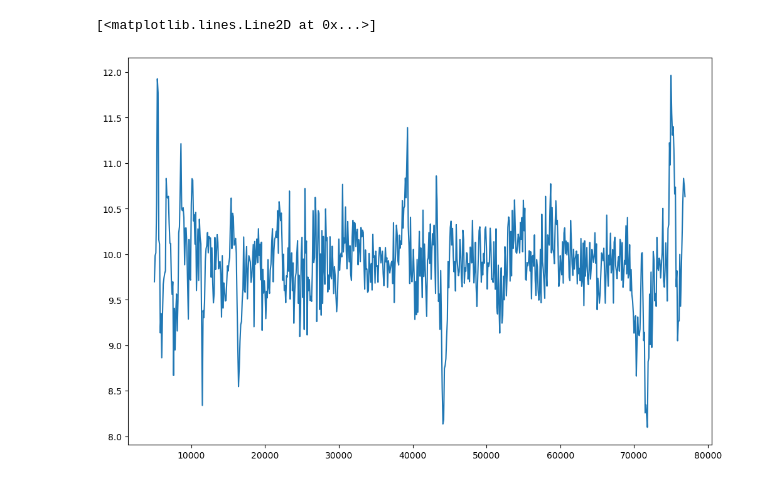
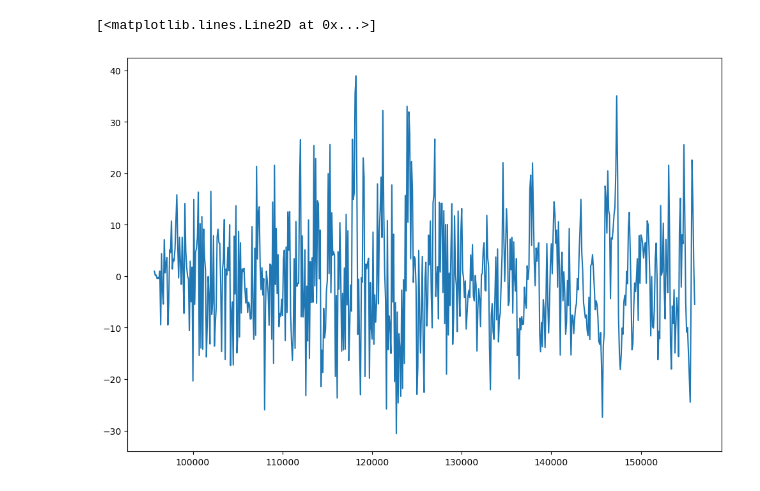
Before and after one commit to AiR-ISZ-Gr1/drones_prediction, a Jupyter notebook: test.ipynb, the cells around one changed output. Cells and saved outputs as stored; diff of their text form; code cells hidden in the pictures.

```diff
--- a/test.ipynb
+++ b/test.ipynb
@@ -43,4 +42,12 @@ def get_acc(arr1,arr2,arr3):
     sum_of_squares = np.square(arr1) + np.square(arr2) + np.square(arr3)
     result = np.sqrt(sum_of_squares)
     return result
+# %%
+start = 50
+stop = 125
+plt.figure(figsize=[12,8])
+plt.plot(data_35['timestamp(ms)'].values[start:len(data_35['timestamp(ms)']) - stop],data_35['degrees(IMU[0].GyrX)'].values[start:len(data_35['timestamp(ms)'])-stop])
+# %% [output]
+[<matplotlib.lines.Line2D at 0x...>]
+[figure, added]
 # %%
@@ -73,11 +86,3 @@ acc_very_damaged = get_acc(acc_X_very_damaged,acc_Y_very_damaged,acc_Z_very_dama
-# %%
-start=50
-stop=180
-plt.figure(figsize=(12,8))
-plt.plot(time_healthy[start:len(time_healthy)-stop],acc_healthy[start:len(time_healthy)-stop])
-# %% [output]
-[<matplotlib.lines.Line2D at 0x...>]
-[figure, removed]
 # %%
 start = 50
 stop = 150
```
Also changed, not shown: parts of 12 cells of this notebook, 5 other files.
